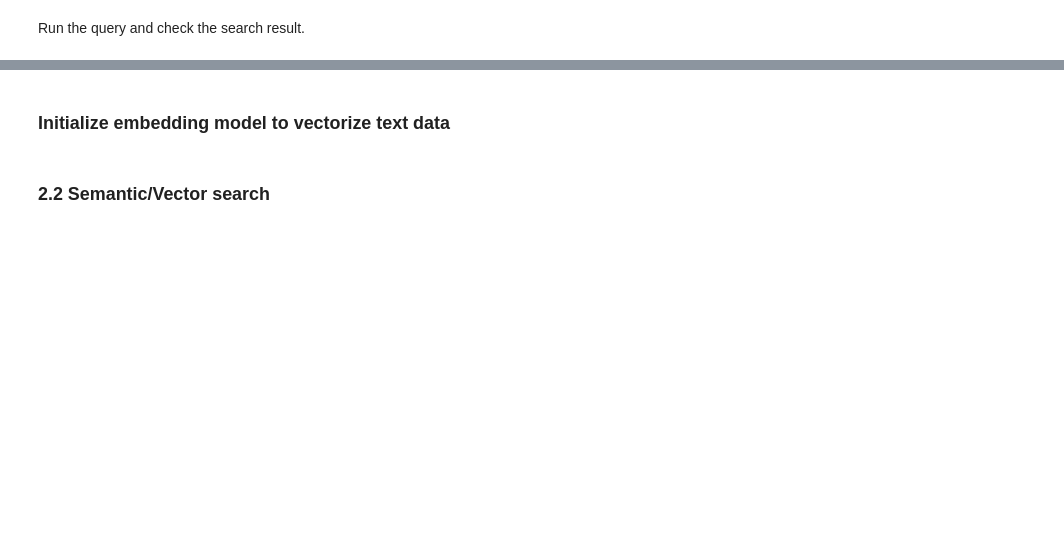
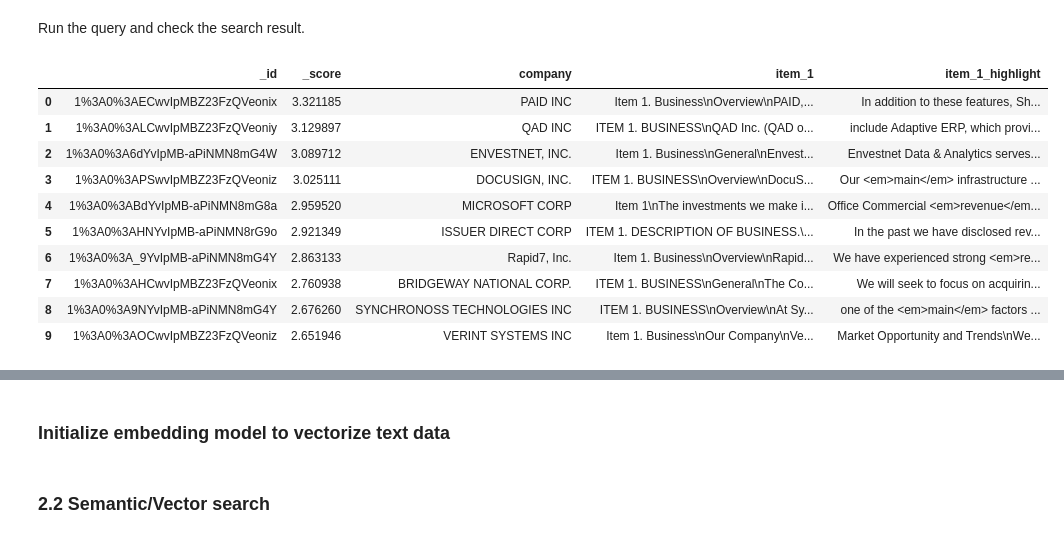
Before and after one commit to aws-samples/semantic-search-with-amazon-opensearch, a Jupyter notebook: Generative AI-powered search with Amazon OpenSearch Service.ipynb, the cells around one changed output, grey strips where cells are left out. Saved outputs shown, nothing was run; the diff lists cells and outputs as text; code cells hidden in the pictures; blank space fills up the shorter version.

```diff
--- a/Generative AI-powered search with Amazon OpenSearch Service.ipynb
+++ b/Generative AI-powered search with Amazon OpenSearch Service.ipynb
@@ -148,7 +204,7 @@ aos_client = OpenSearch(
 # %% [markdown]
 Let's create a new index with a name "10k_finanical". As you will recreate this index with different techniques, delete the index if any before creating. Just creating an empty index in OpenSearch, the index schema would be extened as and when it finds a new attribute with dynamic type inference.
 # %%
-index_name="10k_financial"
+index_name="10k_financial_raw"
 
 exist=False
 try:
@@ -242,7 +318,7 @@ query = {
             "must" :[
                 {
                     "multi_match" :{
-                        "query" : "microchips",
+                        "query" : "travel",
                         "fields" :["item_1"]
                     }
                 }
@@ -279,7 +368,7 @@ query = {
             "must" :[
                 {
                     "match_phrase" :{
-                        "item_1" : "digital media"
+                        "item_1" : "Storage"
                     }
                 }
             ],
@@ -346,33 +460,45 @@ display(query_result_df)
 Run the query and check the search result.
 # %%
 # lets execute another query example
-query_text="What is Salesforce's main revenue?"
+query_text="What is Salesforce's main revenue source?"
 query={
   "size": 10,
   "query": {
     "match": {
       "item_1": query_text
     }
   },
   "highlight" : {
     "pre_tags" : ["<em>"],
     "post_tags" : ["</em>"],
     "fields" : {
       "item_1" : {}
     }
   }
 }
 res = aos_client.search(index=index_name, body=query)
 query_result=[]
 for hit in res['hits']['hits']:
     row=[hit['_id'],hit['_score'],hit['_source']['company'],hit['_source']['item_1'], hit['highlight']['item_1'][0]]
     query_result.append(row)
 
 query_result_df = pd.DataFrame(data=query_result,columns=["_id","_score","company","item_1","item_1_highlight"])
 pd.set_option('display.max_colwidth', 500)
 display(query_result_df)
 
 # you can notice some irrelevant results
+# %% [output]
+|  | _id | _score | company | item_1 | item_1_highlight |
+| 0 | 1%3A0%3AECwvIpMBZ23FzQVeonix | 3.321185 | PAID INC | Item 1. Business\nOverview\nPAID,... | In addition to these features, Sh... |
+| 1 | 1%3A0%3ALCwvIpMBZ23FzQVeoniy | 3.129897 | QAD INC | ITEM 1. BUSINESS\nQAD Inc. (QAD o... | include Adaptive ERP, which provi... |
+| 2 | 1%3A0%3A6dYvIpMB-aPiNMN8mG4W | 3.089712 | ENVESTNET, INC. | Item 1. Business\nGeneral\nEnvest... | Envestnet Data & Analytics serves... |
+| 3 | 1%3A0%3APSwvIpMBZ23FzQVeoniz | 3.025111 | DOCUSIGN, INC. | ITEM 1. BUSINESS\nOverview\nDocuS... | Our <em>main</em> infrastructure ... |
+| 4 | 1%3A0%3ABdYvIpMB-aPiNMN8mG8a | 2.959520 | MICROSOFT CORP | Item 1\nThe investments we make i... | Office Commercial <em>revenue</em... |
+| 5 | 1%3A0%3AHNYvIpMB-aPiNMN8rG9o | 2.921349 | ISSUER DIRECT CORP | ITEM 1. DESCRIPTION OF BUSINESS.\... | In the past we have disclosed rev... |
+| 6 | 1%3A0%3A_9YvIpMB-aPiNMN8mG4Y | 2.863133 | Rapid7, Inc. | Item 1. Business\nOverview\nRapid... | We have experienced strong <em>re... |
+| 7 | 1%3A0%3AHCwvIpMBZ23FzQVeonix | 2.760938 | BRIDGEWAY NATIONAL CORP. | ITEM 1. BUSINESS\nGeneral\nThe Co... | We will seek to focus on acquirin... |
+| 8 | 1%3A0%3A9NYvIpMB-aPiNMN8mG4Y | 2.676260 | SYNCHRONOSS TECHNOLOGIES INC | ITEM 1. BUSINESS\nOverview\nAt Sy... | one of the <em>main</em> factors ... |
+| 9 | 1%3A0%3AOCwvIpMBZ23FzQVeoniz | 2.651946 | VERINT SYSTEMS INC | Item 1. Business\nOur Company\nVe... | Market Opportunity and Trends\nWe... |
 # %% [markdown]
 These term statistics based retrieval on a large text corpus produced these results.
 ![Keyword Search](./static/keyword-search-flow.png)
```
Also changed, not shown: parts of 38 cells of this notebook, 14 other files.
